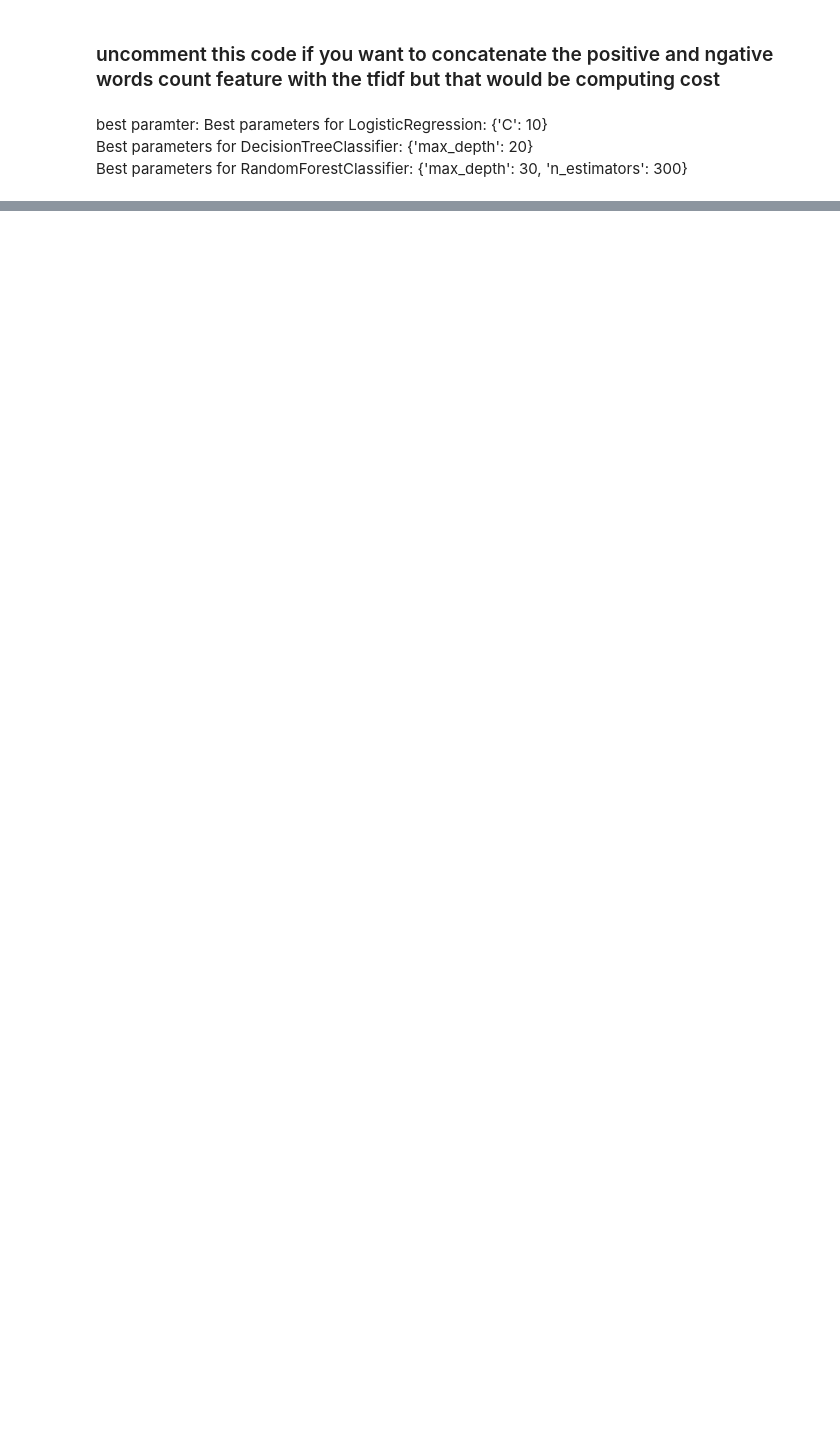
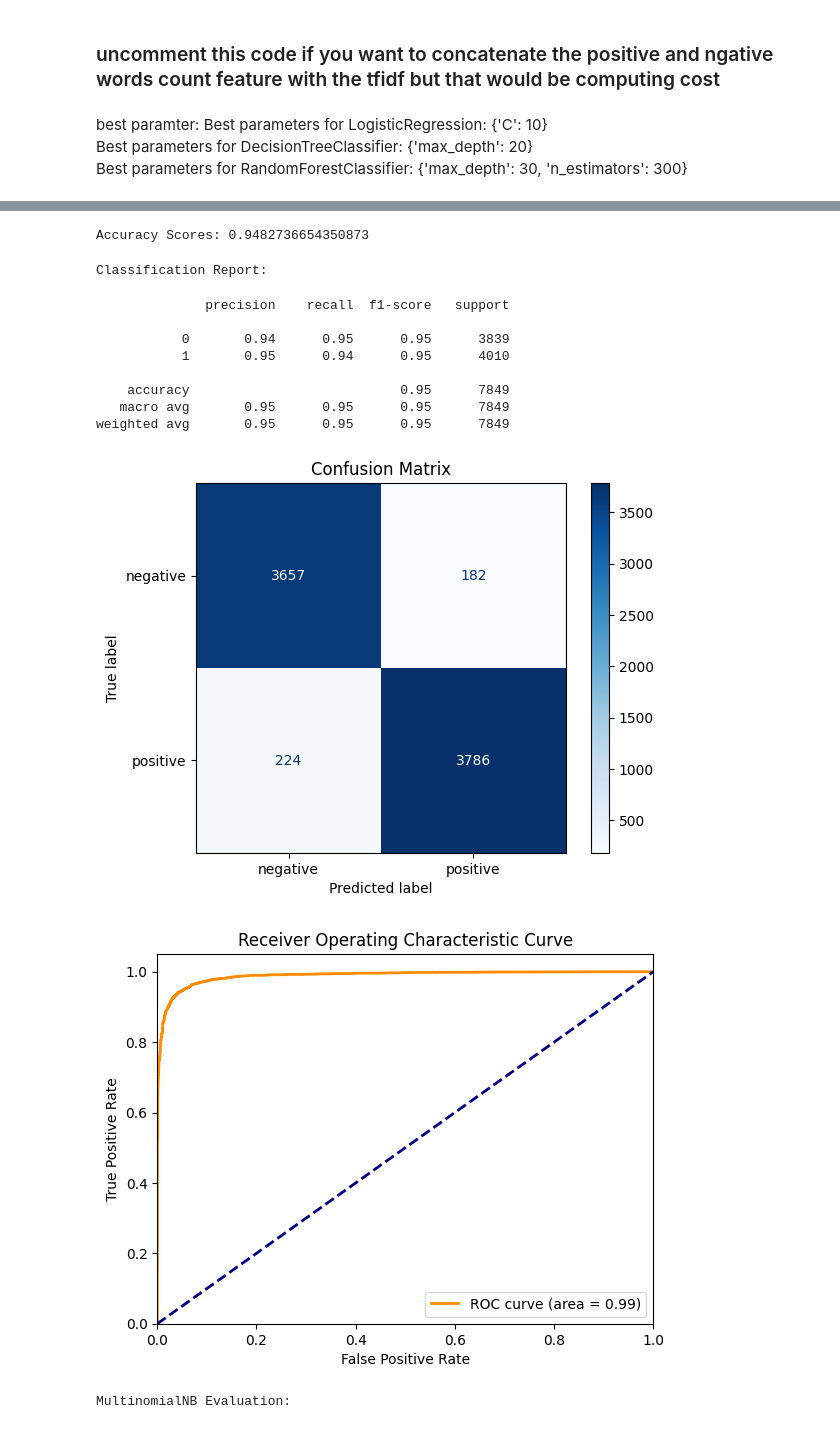
Before and after one commit to T-Thyrak/aifeel, a Jupyter notebook: src/aifeel/model/tf-idf_with_models.ipynb, the cells around one changed output, grey strips where cells are left out. Cells and saved outputs as stored; diff of their text form; code cells hidden in the pictures; blank space fills up the shorter version.

Commit message:
complete evaluate code

```diff
--- a/src/aifeel/model/tf-idf_with_models.ipynb
+++ b/src/aifeel/model/tf-idf_with_models.ipynb
@@ -264,0 +272,7 @@ False Negative (FN): 236
+# %%
+for model_name, model in models.items():
+    if model_name == 'LogisticRegression':
+        evaluate_model(LogisticRegression(C=10),model,model_name, X_train_features,y_train,X_test_features,y_test)
+    if model_name == 'MultinomialNB':
+        evaluate_model(MultinomialNB(alpha=1),model,model_name, X_train_features,y_train,X_test_features,y_test)
+# %% [output]
@@ -264,0 +300,13 @@ False Negative (FN): 236
+Accuracy Scores: 0.9482736654350873
+Classification Report:
+              precision    recall  f1-score   support
+
+           0       0.94      0.95      0.95      3839
+           1       0.95      0.94      0.95      4010
+
+    accuracy                           0.95      7849
+   macro avg       0.95      0.95      0.95      7849
+weighted avg       0.95      0.95      0.95      7849
+[figure, added]
+[figure, added]
+MultinomialNB Evaluation:
```
Also changed, not shown: parts of 14 cells of this notebook, 8 other files.
